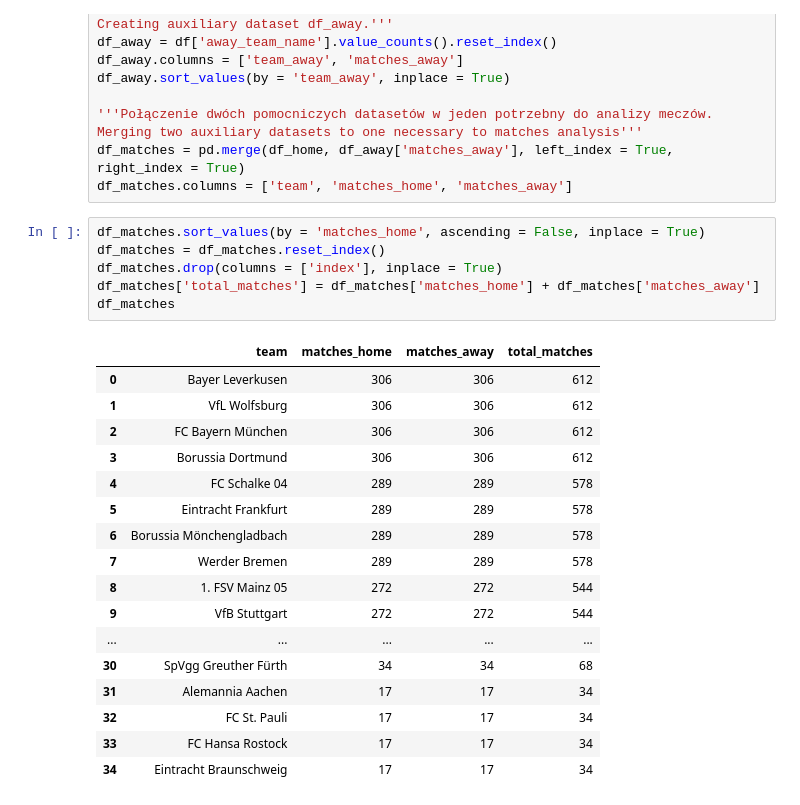
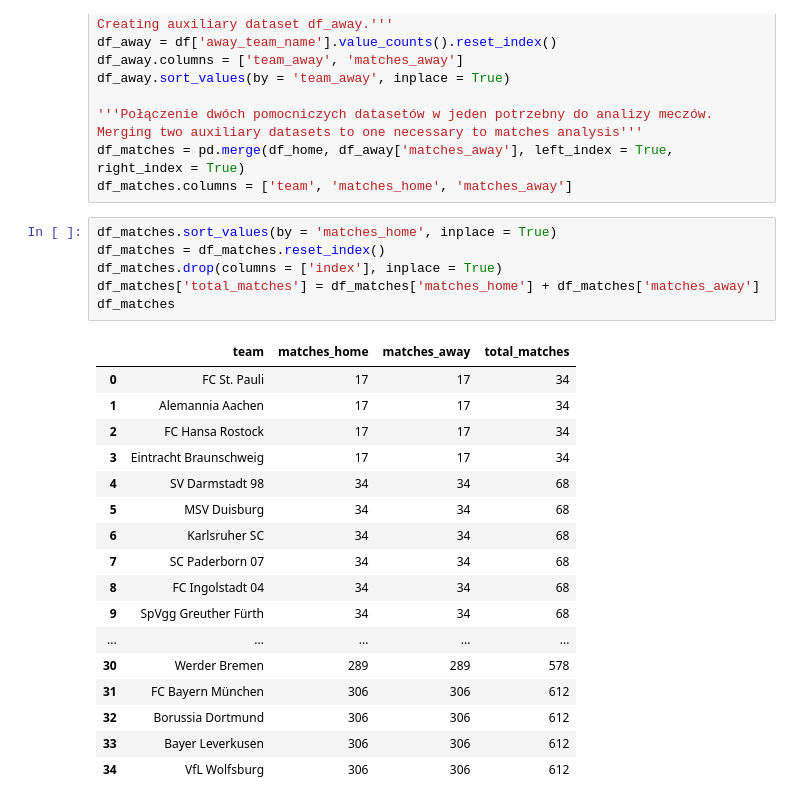
Before and after one commit to slatkowski/bundesliga_seasons_analysis, a Jupyter notebook: bundesliga_seasons_analysis.ipynb, the cells around one changed output. Drawn from its saved outputs; the diff is of its cells as text.

```diff
--- a/bundesliga_seasons_analysis.ipynb
+++ b/bundesliga_seasons_analysis.ipynb
@@ -337,26 +337,26 @@ Merging two auxiliary datasets to one necessary to matches analysis'''
 df_matches = pd.merge(df_home, df_away['matches_away'], left_index = True, right_index = True)
 df_matches.columns = ['team', 'matches_home', 'matches_away']
 # %%
-df_matches.sort_values(by = 'matches_home', ascending = False, inplace = True)
+df_matches.sort_values(by = 'matches_home', inplace = True)
 df_matches = df_matches.reset_index()
 df_matches.drop(columns = ['index'], inplace = True)
 df_matches['total_matches'] = df_matches['matches_home'] + df_matches['matches_away']
 df_matches
 # %% [output]
 |  | team | matches_home | matches_away | total_matches |
-| 0 | Bayer Leverkusen | 306 | 306 | 612 |
-| 1 | VfL Wolfsburg | 306 | 306 | 612 |
-| 2 | FC Bayern München | 306 | 306 | 612 |
-| 3 | Borussia Dortmund | 306 | 306 | 612 |
-| 4 | FC Schalke 04 | 289 | 289 | 578 |
-| 5 | Eintracht Frankfurt | 289 | 289 | 578 |
-| 6 | Borussia Mönchengladbach | 289 | 289 | 578 |
-| 7 | Werder Bremen | 289 | 289 | 578 |
-| 8 | 1. FSV Mainz 05 | 272 | 272 | 544 |
-| 9 | VfB Stuttgart | 272 | 272 | 544 |
+| 0 | FC St. Pauli | 17 | 17 | 34 |
+| 1 | Alemannia Aachen | 17 | 17 | 34 |
+| 2 | FC Hansa Rostock | 17 | 17 | 34 |
+| 3 | Eintracht Braunschweig | 17 | 17 | 34 |
+| 4 | SV Darmstadt 98 | 34 | 34 | 68 |
+| 5 | MSV Duisburg | 34 | 34 | 68 |
+| 6 | Karlsruher SC | 34 | 34 | 68 |
+| 7 | SC Paderborn 07 | 34 | 34 | 68 |
+| 8 | FC Ingolstadt 04 | 34 | 34 | 68 |
+| 9 | SpVgg Greuther Fürth | 34 | 34 | 68 |
 | ... | ... | ... | ... | ... |
-| 30 | SpVgg Greuther Fürth | 34 | 34 | 68 |
-| 31 | Alemannia Aachen | 17 | 17 | 34 |
-| 32 | FC St. Pauli | 17 | 17 | 34 |
-| 33 | FC Hansa Rostock | 17 | 17 | 34 |
-| 34 | Eintracht Braunschweig | 17 | 17 | 34 |
+| 30 | Werder Bremen | 289 | 289 | 578 |
+| 31 | FC Bayern München | 306 | 306 | 612 |
+| 32 | Borussia Dortmund | 306 | 306 | 612 |
+| 33 | Bayer Leverkusen | 306 | 306 | 612 |
+| 34 | VfL Wolfsburg | 306 | 306 | 612 |
```
Also changed, not shown: parts of 5 cells of this notebook.
